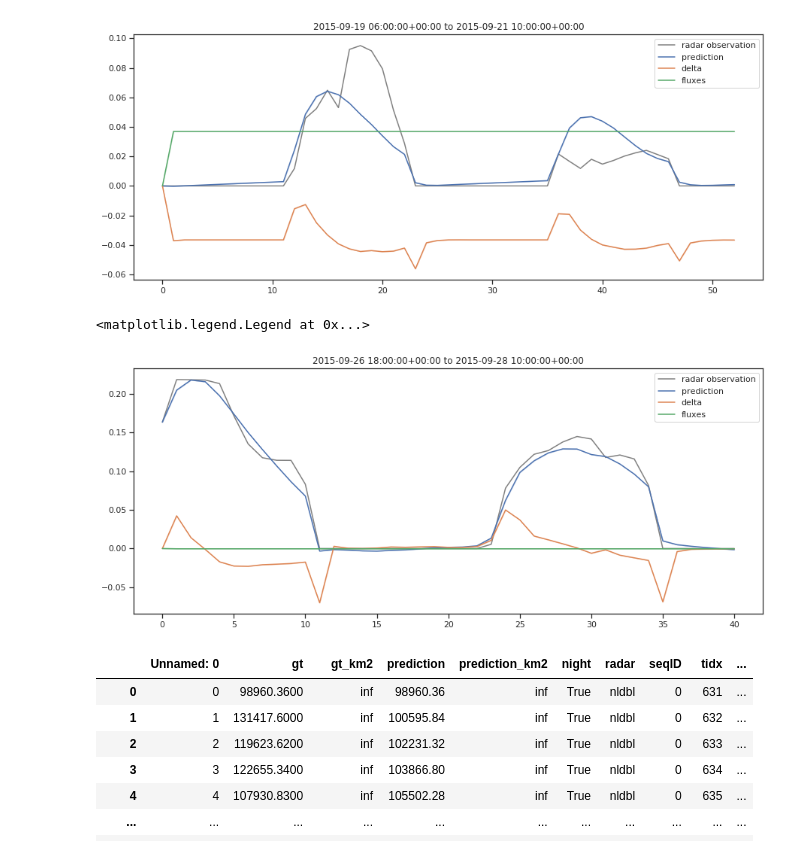
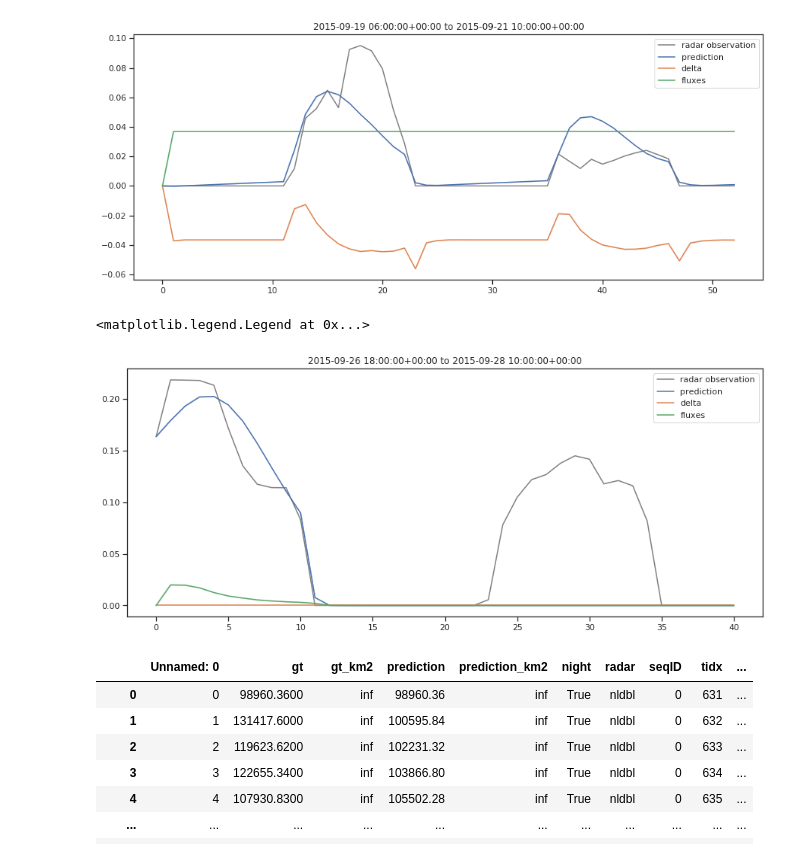
Before and after one commit to FionaLippert/birdMigration, a Jupyter notebook: notebooks/model_performance_radar.ipynb, the cells around one changed output. Saved outputs shown, nothing was run; the diff lists cells and outputs as text; code cells hidden in the pictures.

```diff
--- a/notebooks/model_performance_radar.ipynb
+++ b/notebooks/model_performance_radar.ipynb
@@ -173,8 +173,8 @@ for i, m in enumerate(models):
         cfg = load(f, Loader=Loader)
     bird_scales_enc[m] = cfg['datasource']['bird_scale']
 # %%
-models = ['BirdFluxGraphLSTM']
-experiments = ['test_spatial_only']
+models = ['BirdFluxGraphLSTM', 'BirdFlowGraphLSTM']
+experiments = ['test_spatial_only'] * 2
 
 results_sp = dict()
 bird_scales_sp = dict()
@@ -343,46 +343,49 @@ plt.legend()
 [figure]
 # %%
 m = 'BirdFluxGraphLSTM'
+m = 'BirdFlowGraphLSTM'
 seqID = 30
 radar = 'defld'
 fig, ax = plt.subplots(figsize=(15, 6))
 
-r = results_transformed[m].query(f'seqID == {seqID} & radar == "{radar}"')
+r = results_sp[m].query(f'seqID == {seqID} & radar == "{radar}"')
 
 r0 = r.query(f'trial == 0')
-ax.plot(range(len(r0)), r0['gt'] / bird_scales_transformed[m], label='radar observation', color='gray')
+ax.plot(range(len(r0)), r0['gt'] / bird_scales_sp[m], label='radar observation', color='gray')
 
 all_predictions = []
 all_deltas = []
 all_fluxes = []
 for trial in r.trial.unique():
     r_t = r.query(f'trial == {trial}')
-    all_predictions.append(r_t['prediction'] / bird_scales_transformed[m])
-    all_deltas.append(r_t['local_deltas'])
-    all_fluxes.append(r_t['fluxes'])
+    all_predictions.append(r_t['prediction'] / bird_scales_sp[m])
+    #all_deltas.append(r_t['local_deltas'])
+    #all_fluxes.append(r_t['fluxes'])
+    all_deltas.append(r_t['delta'])
+    all_fluxes.append(r_t['influx'])
     #print(r_t['local_deltas'])
 all_predictions = np.stack(all_predictions, axis=0)
 all_deltas = np.stack(all_deltas, axis=0) #* 10
 all_fluxes = np.stack(all_fluxes, axis=0)
 
 line = ax.plot(range(all_predictions.shape[1]), all_predictions.mean(0), label='prediction')
 ax.fill_between(range(all_predictions.shape[1]), all_predictions.mean(0) - all_predictions.std(0),
                 all_predictions.mean(0) + all_predictions.std(0), color=line[0].get_color(), alpha=0.2)
 
 line = ax.plot(range(all_deltas.shape[1]), all_deltas.mean(0), label='delta')
 ax.fill_between(range(all_deltas.shape[1]), all_deltas.mean(0) - all_deltas.std(0),
                 all_deltas.mean(0) + all_deltas.std(0), color=line[0].get_color(), alpha=0.2)
 
 line = ax.plot(range(all_fluxes.shape[1]), all_fluxes.mean(0), label='fluxes')
 ax.fill_between(range(all_fluxes.shape[1]), all_fluxes.mean(0) - all_fluxes.std(0),
                 all_fluxes.mean(0) + all_fluxes.std(0), color=line[0].get_color(), alpha=0.2)
 
 #ax.set(ylim=(0, 0.4), xlim=(-1, 40), xlabel='forcasting horizon [h]', ylabel='normalized bird density')
 ax.set_title(f'{r0.datetime.values[0]} to {r0.datetime.values[-1]}')
 plt.legend()
 # %% [output]
 <matplotlib.legend.Legend at 0x...>
-[figure, old version]
+[figure, new version]
 # %%
 results_sp['BirdFluxGraphLSTM']
 # %% [output]
```
Also changed, not shown: parts of 1 cell of this notebook, 1 other file.
